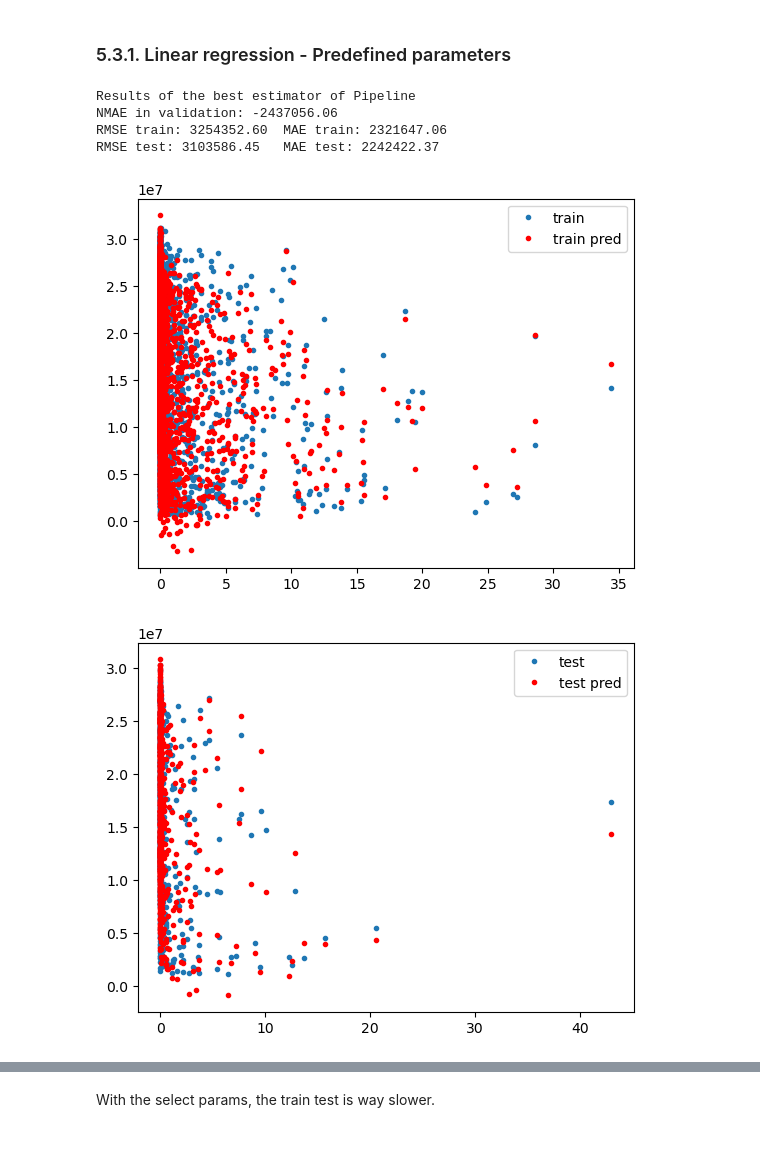
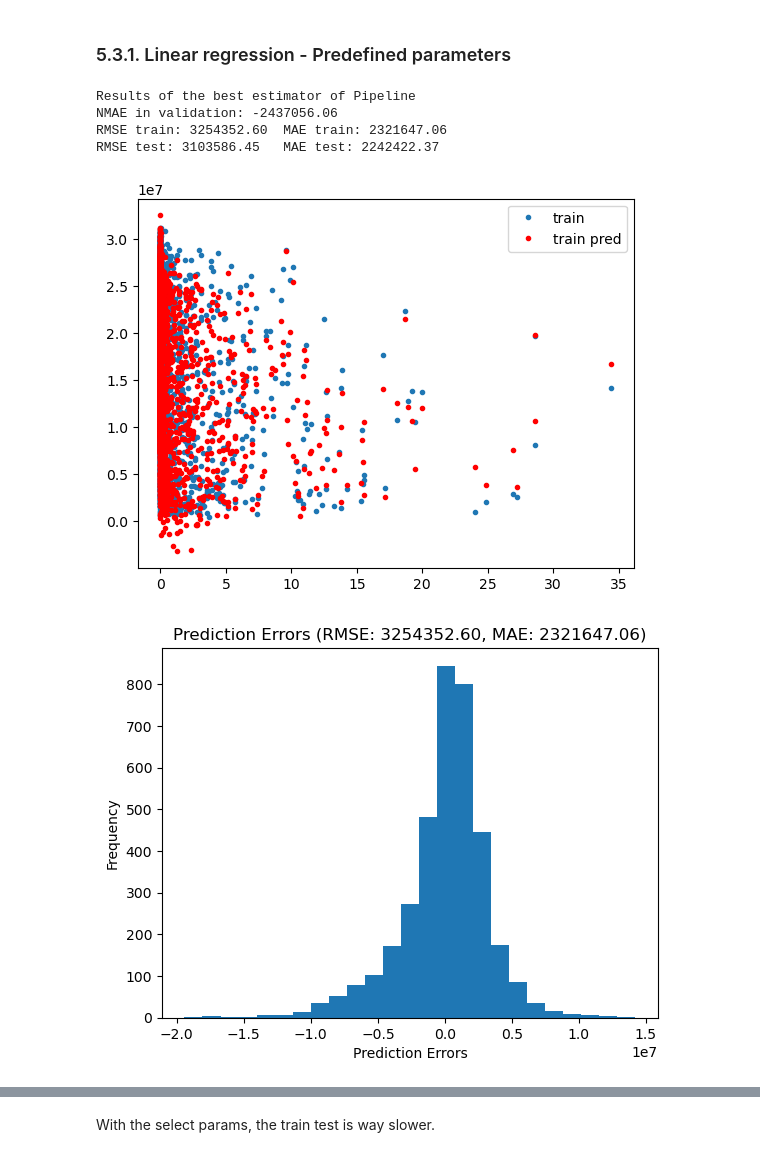
Before and after one commit to carlosiborra/AMS-2013-2014-Solar-Energy-Prediction-Contest, a Jupyter notebook: code/model.ipynb, the cells around one changed output, grey strips where cells are left out. Cells and saved outputs as stored; diff of their text form; code cells hidden in the pictures.

```diff
--- a/code/model.ipynb
+++ b/code/model.ipynb
@@ -742,8 +742,8 @@ Number of rows for testing: 730
 # %%
 np.random.seed(10)
 
+
 def train_and_test(model, score, X_train, y_train, X_test, y_test):
-
     y_train_pred = model.predict(X_train)
     rmse_train = mean_squared_error(y_train, y_train_pred, squared=False)
     mae_train = mean_absolute_error(y_train, y_train_pred)
@@ -757,31 +757,54 @@ def train_and_test(model, score, X_train, y_train, X_test, y_test):
     print(f"RMSE train: {rmse_train:.2f}", f"MAE train: {mae_train:.2f}", sep="\t")
     print(f"RMSE test: {rmse_test:.2f}", f"MAE test: {mae_test:.2f}", sep="\t")
 
+    # ! Train accuracy using scatter plot
     plt.plot(X_train.iloc[:, [0]], y_train, ".", label="train")
     plt.plot(X_train.iloc[:, [0]], y_train_pred, "r.", label="train pred")
     plt.legend()
     plt.show()
 
+    # ! Prediction errors using a histogram
+    # Calculate the difference between test predictions and test data
+    prediction_errors = y_train - y_train_pred
+
+    plt.hist(prediction_errors, bins=25)
+    plt.xlabel('Prediction Errors')
+    plt.ylabel('Frequency')
+    plt.title(f'Prediction Errors (RMSE: {rmse_train:.2f}, MAE: {mae_train:.2f})')
+    plt.show()
+
+
+    # ! Test accuracy using scatter plot
     plt.plot(X_test.iloc[:, [0]], y_test, ".", label="test")
     plt.plot(X_test.iloc[:, [0]], y_test_pred, "r.", label="test pred")
     plt.legend()
     plt.show()
 
-    return [rmse_train, mae_train, rmse_test, mae_test]
+    # ! Prediction errors using a histogram
+    # Calculate the difference between test predictions and test data
+    prediction_errors = y_test - y_test_pred
+
+    plt.hist(prediction_errors, bins=25)
+    plt.xlabel('Prediction Errors')
+    plt.ylabel('Frequency')
+    plt.title(f'Prediction Errors (RMSE: {rmse_test:.2f}, MAE: {mae_test:.2f})')
+    plt.show()
+
+    return [score, rmse_train, mae_train, rmse_test, mae_test]
 # %% [markdown]
 ## 4.3. Print model results
 # %%
-def print_results(name, model, scoring, score, time):
+def print_results(name, model, score, time):
     print("---------------------------------------------------")
     print(f"{name} best model is:\n\n{model}")
     print("\nParameters:", model.best_params_)
 
     print(
-        f"\nPerformance: NMAE (val): {scoring}",
-        f"RMSE train: {score[0]}",
-        f"MAE train: {score[1]}",
-        f"RMSE train: {score[2]}",
-        f"MAE test: {score[3]}",
+        f"\nPerformance: NMAE (val): {score[0]}",
+        f"RMSE train: {score[1]}",
+        f"MAE train: {score[2]}",
+        f"RMSE train: {score[3]}",
+        f"MAE test: {score[4]}",
         sep=" | ",
     )
 
@@ -1096,32 +1129,32 @@ pipeline = Pipeline([
 param_grid = {'model__fit_intercept': [True], }
             #   'select__k': list(range(1, X_train.shape[1]+1))}
 
 model = GridSearchCV(pipeline,
                     param_grid,
                     scoring='neg_mean_absolute_error',
                     cv=TimeSeriesSplit(n_splits)
                     )
 
 
 start_time = time.time()
 model.fit(X=X_train, y=y_train)
 end_time = time.time()
 
 total_time = end_time - start_time
 
 score = train_and_test(
     model.best_estimator_, model.best_score_, X_train, y_train, X_test, y_test
 )
 
 models["LinearReg_pred"] = model
 results['LinearReg_pred'] = score
 times['LinearReg_pred'] = total_time
 
-print_results("LINEAR REGRESSION PREDEFINED PARAMETERS", model, model.best_score_, score, total_time)
+print_results("LINEAR REGRESSION PREDEFINED PARAMETERS", model, score, total_time)
 # %% [output]
 Results of the best estimator of Pipeline
 NMAE in validation: -2437056.06
 RMSE train: 3254352.60  MAE train: 2321647.06
 RMSE test: 3103586.45   MAE test: 2242422.37
 [figure]
-[figure, old version]
+[figure, new version]
```
Also changed, not shown: parts of 15 cells of this notebook, 3 other files.
